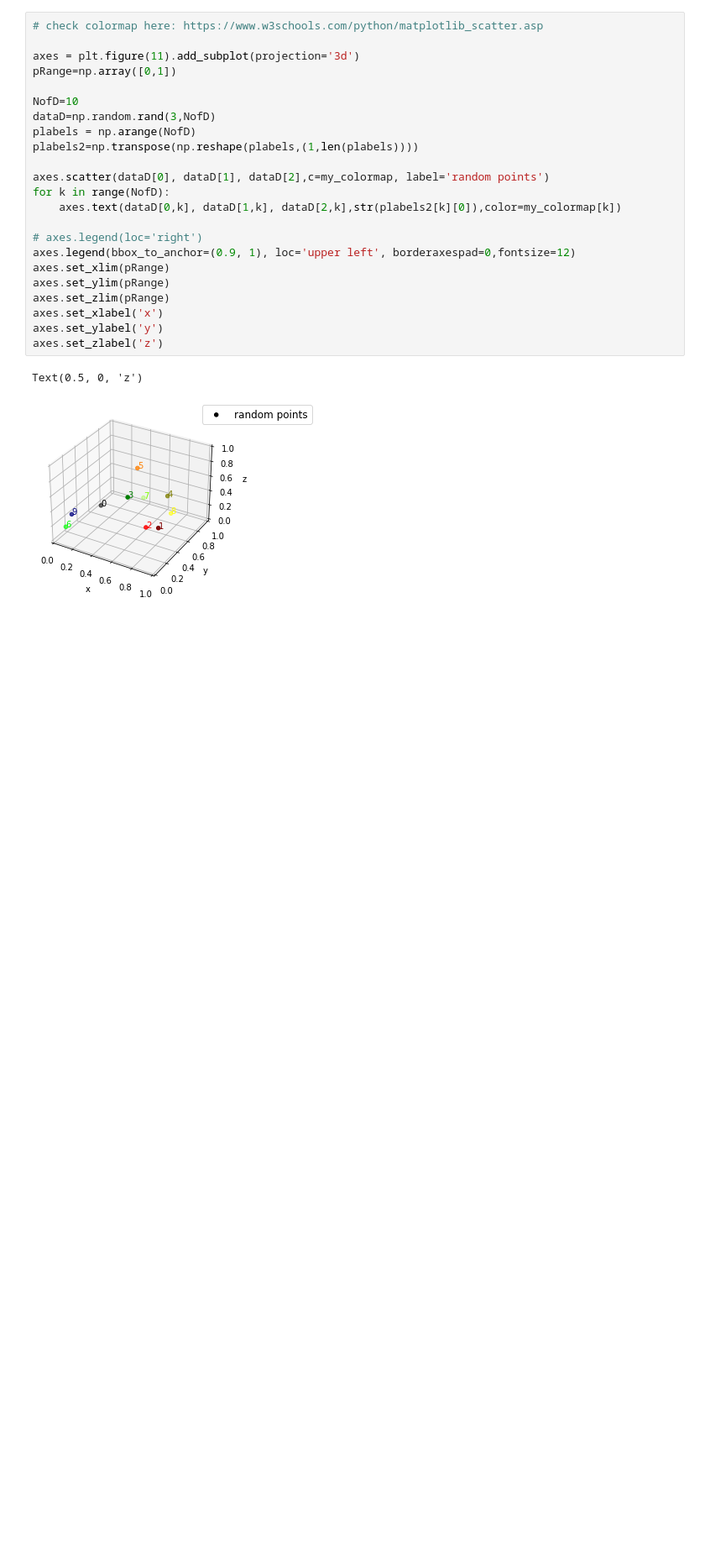
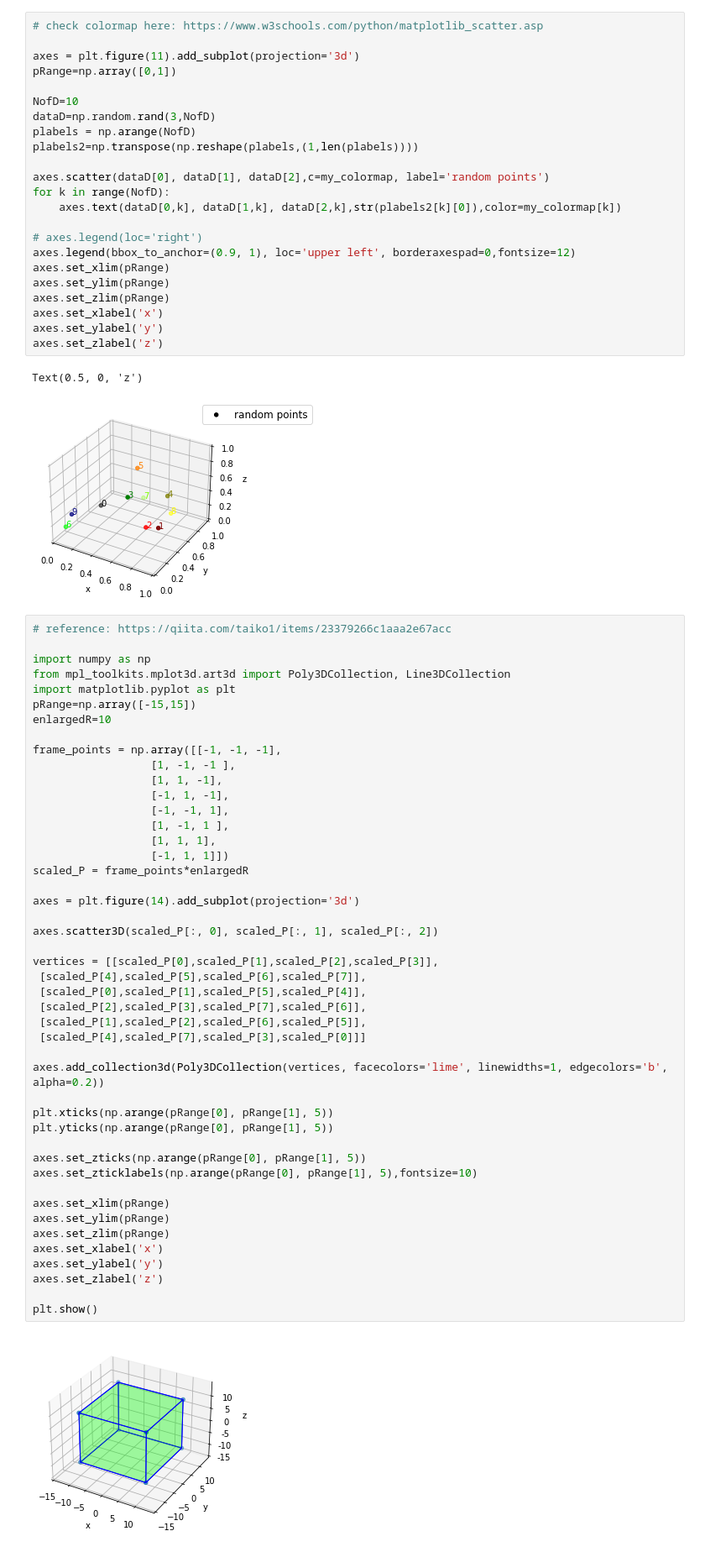
Before and after one commit to hirowgit/2A0_python_basic_course, a Jupyter notebook: lec2_step04.ipynb, the cells around one changed output. Shown at 84% size. Saved outputs shown, nothing was run; the diff lists cells and outputs as text; blank space fills up the shorter version.

```diff
--- a/lec2_step04.ipynb
+++ b/lec2_step04.ipynb
@@ -340,3 +342,51 @@ axes.set_zlabel('z')
 # %% [output]
 Text(0.5, 0, 'z')
 [figure]
+# %%
+# reference: https://qiita.com/taiko1/items/23379266c1aaa2e67acc
+
+import numpy as np
+from mpl_toolkits.mplot3d.art3d import Poly3DCollection, Line3DCollection
+import matplotlib.pyplot as plt
+pRange=np.array([-15,15])
+enlargedR=10
+
+frame_points = np.array([[-1, -1, -1],
+                  [1, -1, -1 ],
+                  [1, 1, -1],
+                  [-1, 1, -1],
+                  [-1, -1, 1],
+                  [1, -1, 1 ],
+                  [1, 1, 1],
+                  [-1, 1, 1]])
+scaled_P = frame_points*enlargedR
+
+axes = plt.figure(14).add_subplot(projection='3d')
+
+axes.scatter3D(scaled_P[:, 0], scaled_P[:, 1], scaled_P[:, 2])
+
+vertices = [[scaled_P[0],scaled_P[1],scaled_P[2],scaled_P[3]],
+ [scaled_P[4],scaled_P[5],scaled_P[6],scaled_P[7]],
+ [scaled_P[0],scaled_P[1],scaled_P[5],scaled_P[4]],
+ [scaled_P[2],scaled_P[3],scaled_P[7],scaled_P[6]],
+ [scaled_P[1],scaled_P[2],scaled_P[6],scaled_P[5]],
+ [scaled_P[4],scaled_P[7],scaled_P[3],scaled_P[0]]]
+
+axes.add_collection3d(Poly3DCollection(vertices, facecolors='lime', linewidths=1, edgecolors='b', alpha=0.2))
+
+plt.xticks(np.arange(pRange[0], pRange[1], 5))
+plt.yticks(np.arange(pRange[0], pRange[1], 5))
+
+axes.set_zticks(np.arange(pRange[0], pRange[1], 5))
+axes.set_zticklabels(np.arange(pRange[0], pRange[1], 5),fontsize=10)
+
+axes.set_xlim(pRange)
+axes.set_ylim(pRange)
+axes.set_zlim(pRange)
+axes.set_xlabel('x')
+axes.set_ylabel('y')
+axes.set_zlabel('z')
+
+plt.show()
+# %% [output]
+[figure, added]
```
Also changed, not shown: parts of 6 cells of this notebook, 2 other files.
